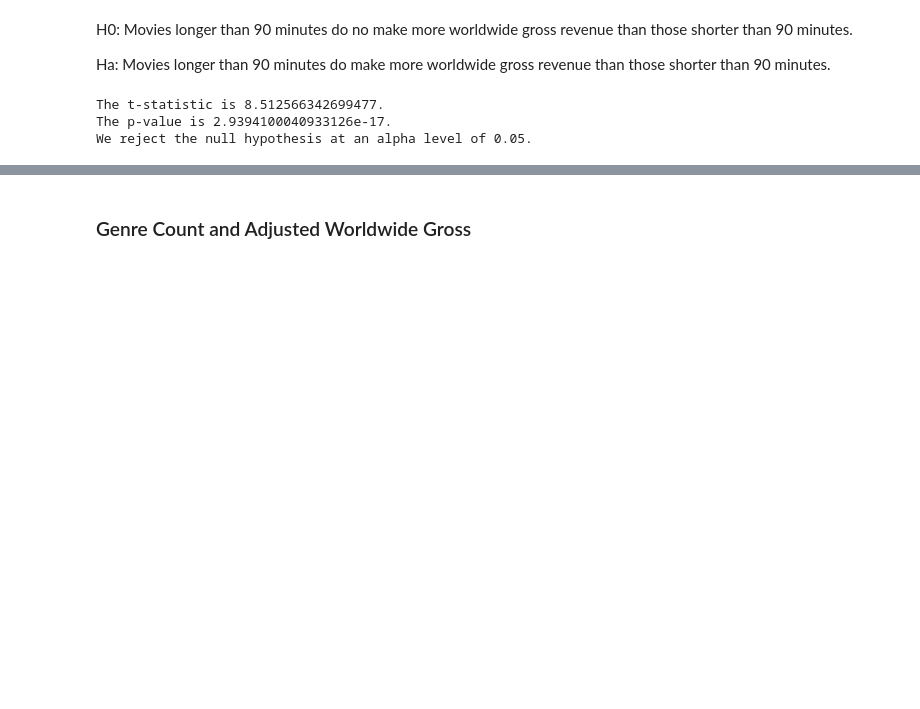
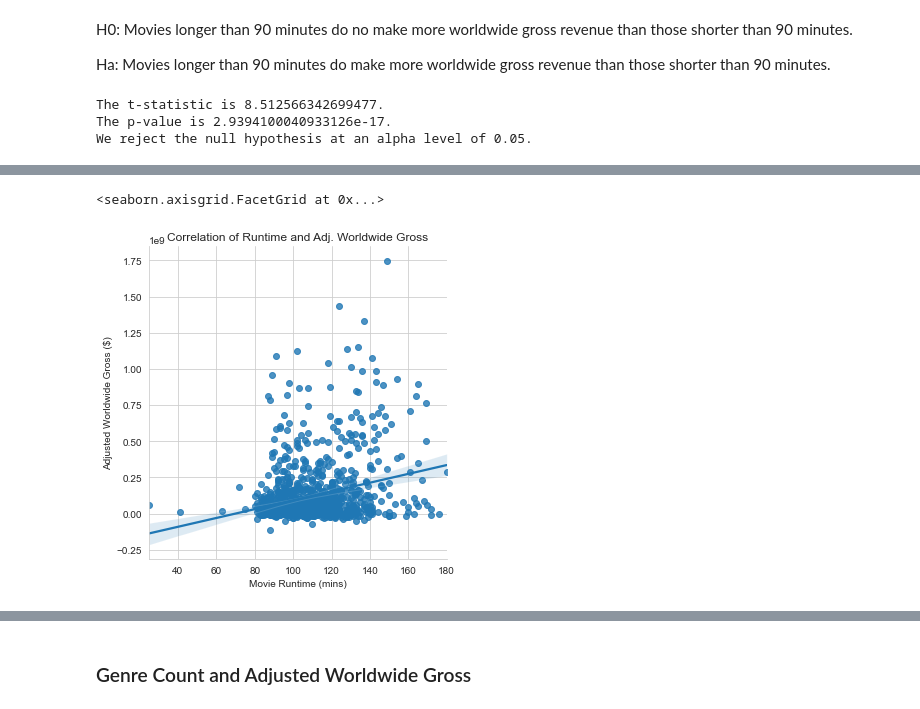
Before and after one commit to doriggs/Semester1Capstone, a Jupyter notebook: student.ipynb, the cells around one changed output, grey strips where cells are left out. Cells and saved outputs as stored; diff of their text form; code cells hidden in the pictures; blank space fills up the shorter version.

```diff
--- a/student.ipynb
+++ b/student.ipynb
@@ -320,0 +317,10 @@ fig.show()
+# %%
+# try drawing a correlation line, visualize correlation
+import seaborn as sns
+sns.set_style('whitegrid')
+p = sns.lmplot(x ='runtime_minutes', y ='adjusted_worldwide', data = imdb_df_c2)
+p.set(title = "Correlation of Runtime and Adj. Worldwide Gross")
+p.set(xlabel = "Movie Runtime (mins)", ylabel = "Adjusted Worldwide Gross ($)")
+# %% [output]
+<seaborn.axisgrid.FacetGrid at 0x...>
+[figure, added]
```
Also changed, not shown: parts of 15 cells of this notebook.
